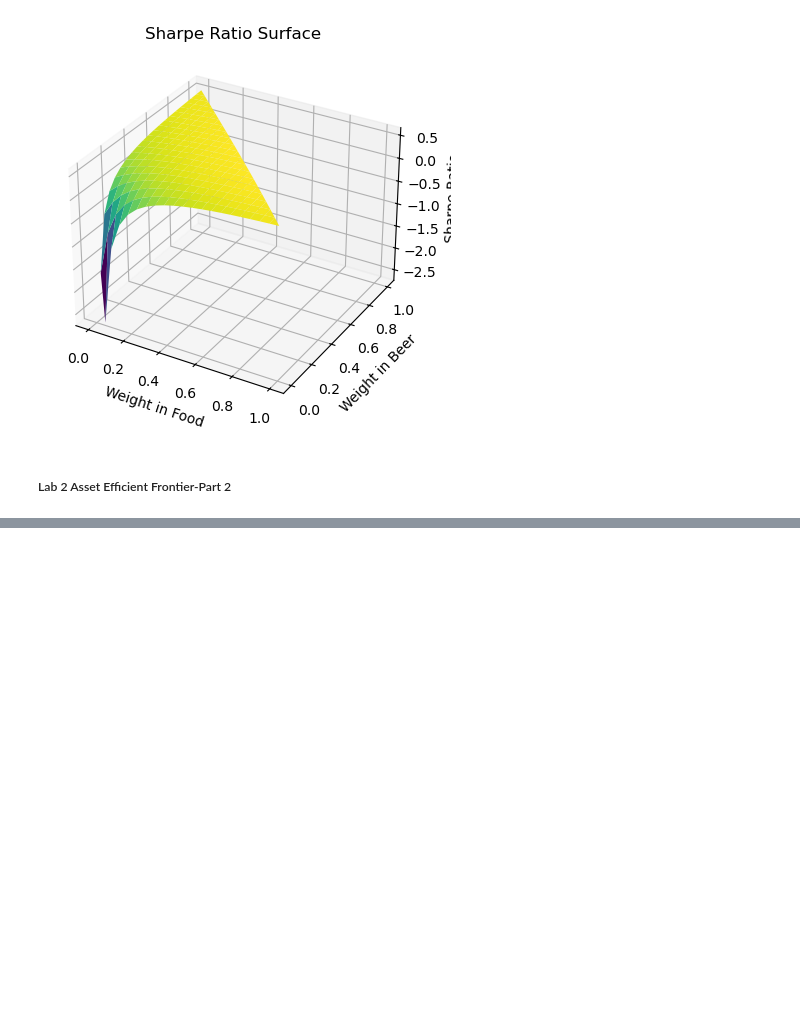
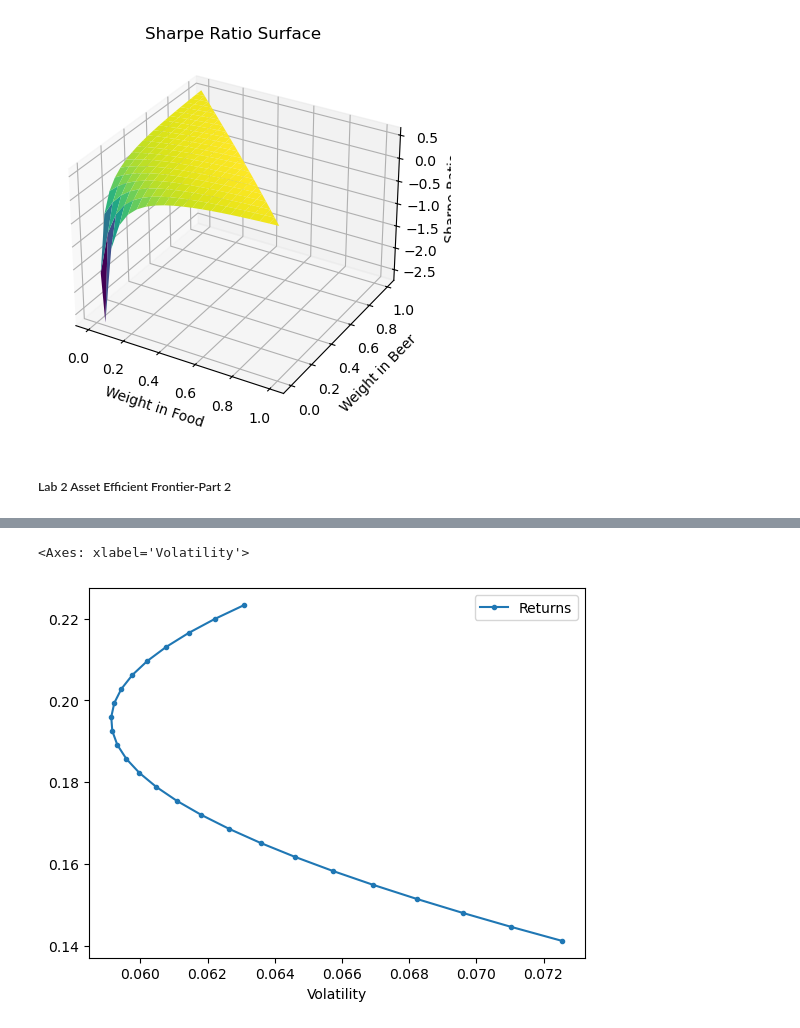
Before and after one commit to fran-salas/portfolio_analyst, a Jupyter notebook: EDHEC/01-M2-PortOptim.ipynb, the cells around one changed output, grey strips where cells are left out. Drawn from its saved outputs; the diff is of its cells as text; code cells hidden in the pictures; blank space fills up the shorter version.

```diff
--- a/EDHEC/01-M2-PortOptim.ipynb
+++ b/EDHEC/01-M2-PortOptim.ipynb
@@ -233,0 +308,6 @@ plt.show()
+# %%
+l = ["Fin","Beer"]
+erk.plot_ef2(25, er[l], cov.loc[l,l])
+# %% [output]
+<Axes: xlabel='Volatility'>
+[figure, added]
```
Also changed, not shown: parts of 15 cells of this notebook, 1 other file.
